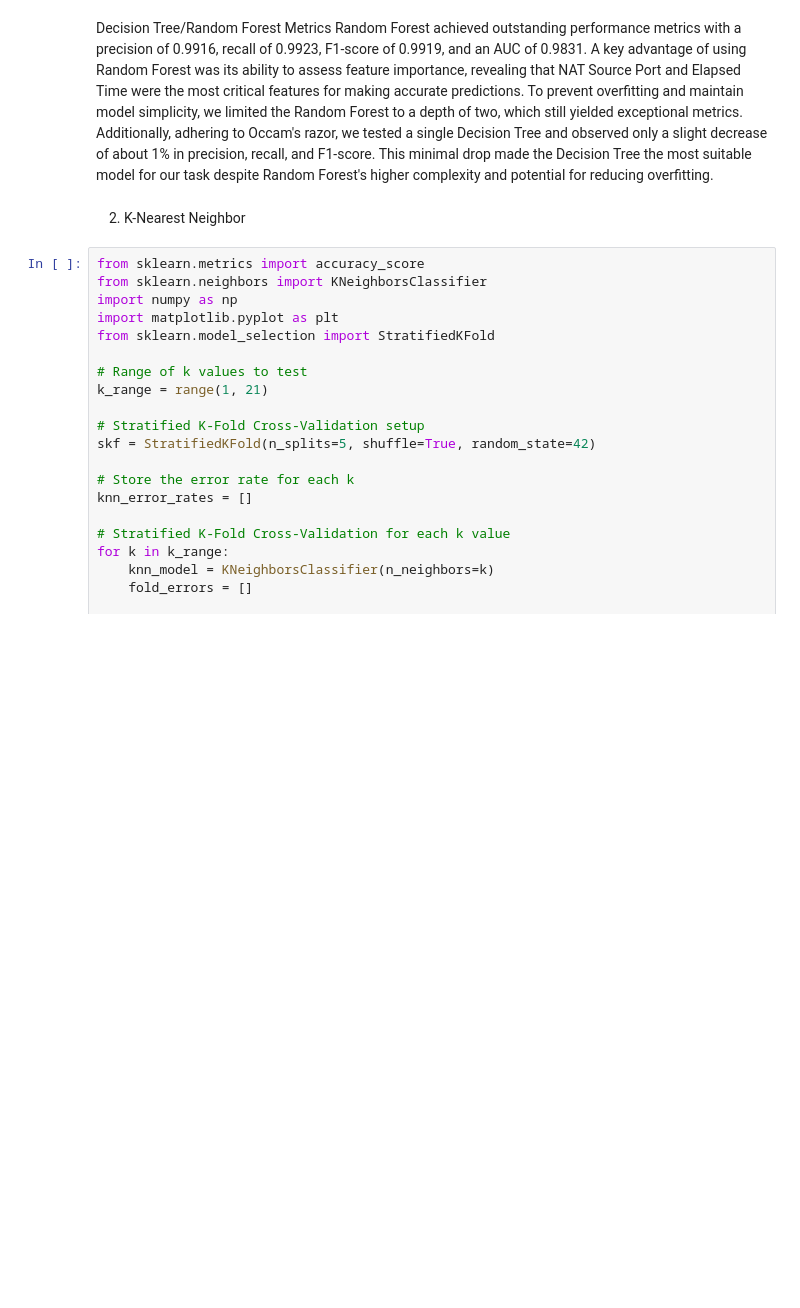
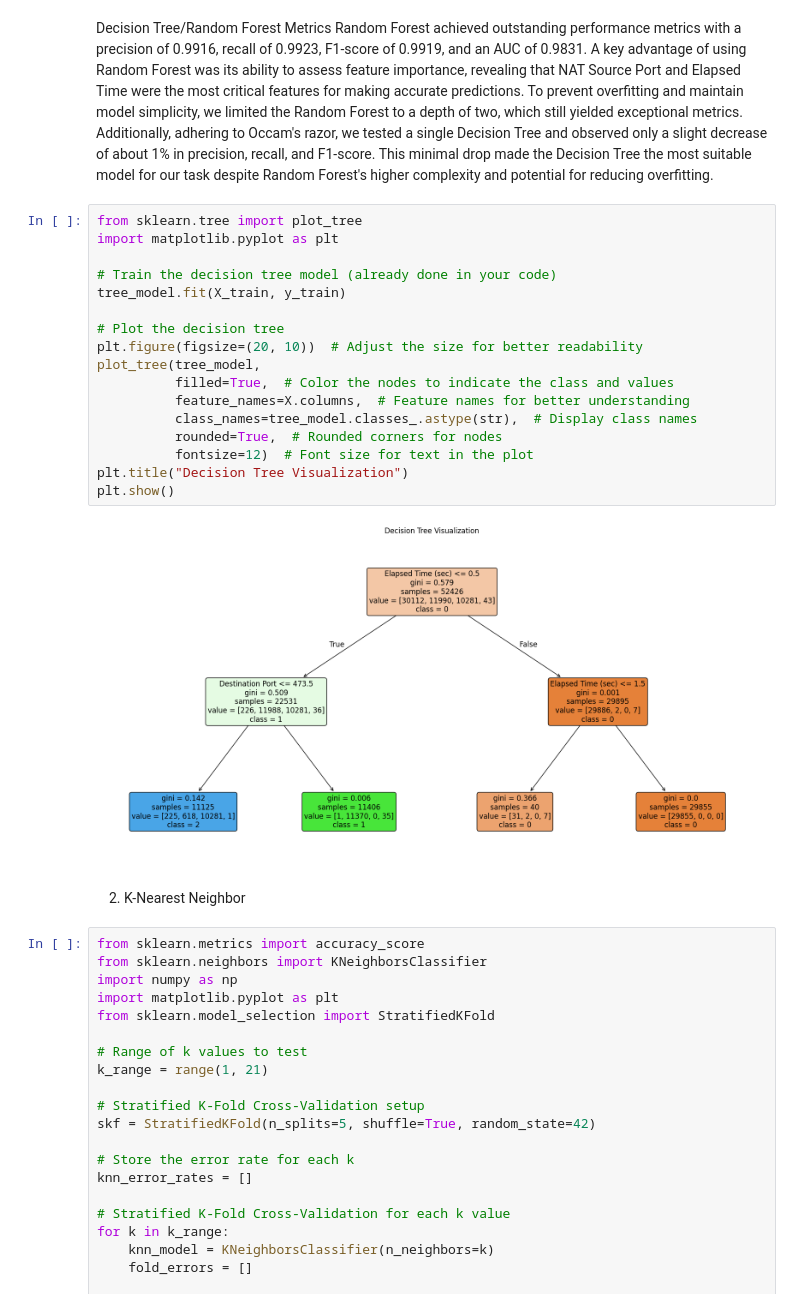
Before and after one commit to JeremiahHerring/Predict-Firewall-Actions, a Jupyter notebook: 4 or more ML Classifiers.ipynb, the cells around one changed output. Saved outputs shown, nothing was run; the diff lists cells and outputs as text; blank space fills up the shorter version.

```diff
--- a/4 or more ML Classifiers.ipynb
+++ b/4 or more ML Classifiers.ipynb
@@ -182,6 +244,25 @@ plt.show()
 # %% [markdown]
 Decision Tree/Random Forest Metrics
 Random Forest achieved outstanding performance metrics with a precision of 0.9916, recall of 0.9923, F1-score of 0.9919, and an AUC of 0.9831. A key advantage of using Random Forest was its ability to assess feature importance, revealing that NAT Source Port and Elapsed Time were the most critical features for making accurate predictions. To prevent overfitting and maintain model simplicity, we limited the Random Forest to a depth of two, which still yielded exceptional metrics. Additionally, adhering to Occam's razor, we tested a single Decision Tree and observed only a slight decrease of about 1\% in precision, recall, and F1-score. This minimal drop made the Decision Tree the most suitable model for our task despite Random Forest's higher complexity and potential for reducing overfitting.
+# %%
+from sklearn.tree import plot_tree
+import matplotlib.pyplot as plt
+
+# Train the decision tree model (already done in your code)
+tree_model.fit(X_train, y_train)
+
+# Plot the decision tree
+plt.figure(figsize=(20, 10))  # Adjust the size for better readability
+plot_tree(tree_model,
+          filled=True,  # Color the nodes to indicate the class and values
+          feature_names=X.columns,  # Feature names for better understanding
+          class_names=tree_model.classes_.astype(str),  # Display class names
+          rounded=True,  # Rounded corners for nodes
+          fontsize=12)  # Font size for text in the plot
+plt.title("Decision Tree Visualization")
+plt.show()
+# %% [output]
+[figure, added]
 # %% [markdown]
 2. K-Nearest Neighbor
 # %%
```
Also changed, not shown: parts of 14 cells of this notebook, 1 other file.
